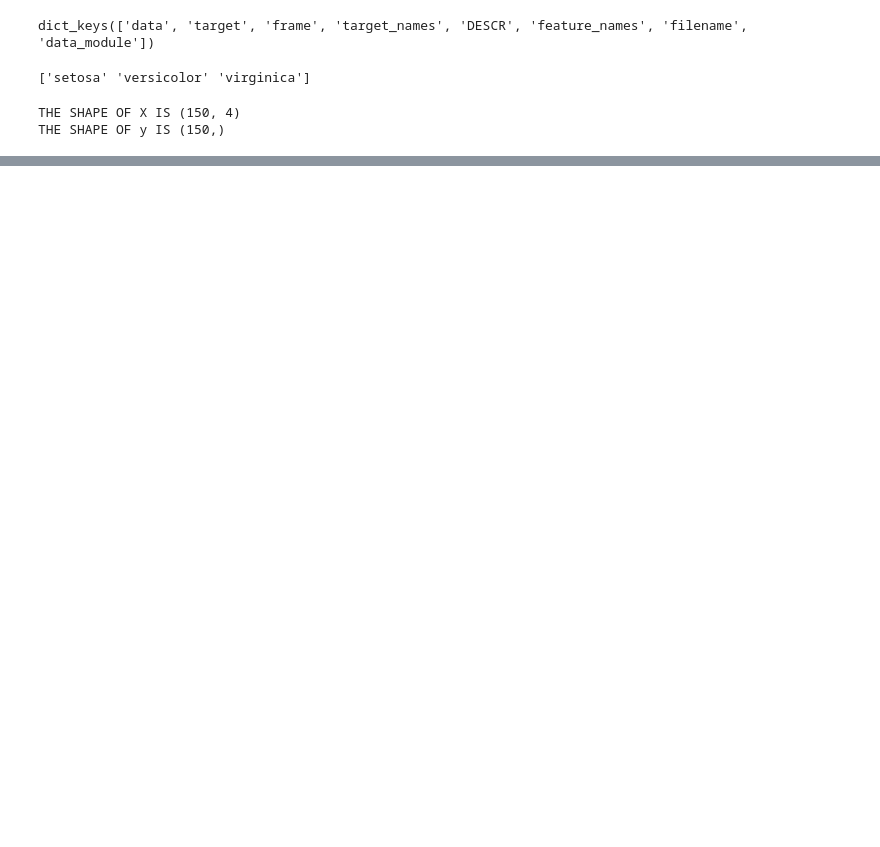
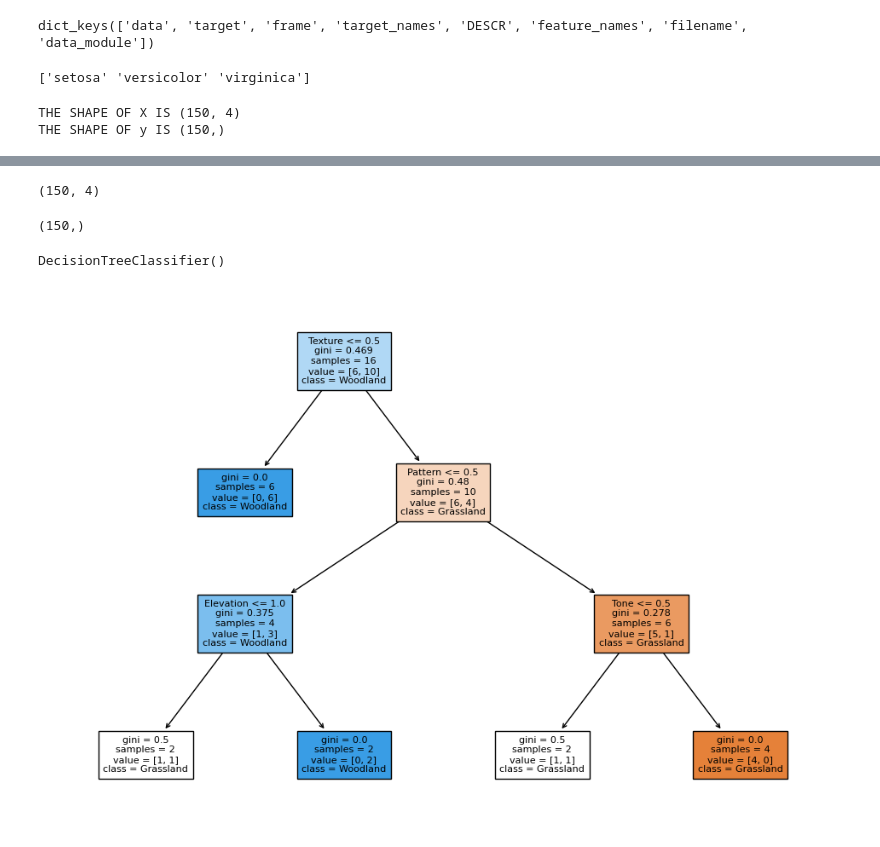
Before and after one commit to Wissemamr/Machine_learning, a Jupyter notebook: TP5/main.ipynb, the cells around one changed output, grey strips where cells are left out. Cells and saved outputs as stored; diff of their text form; code cells hidden in the pictures; blank space fills up the shorter version.

```diff
--- a/TP5/main.ipynb
+++ b/TP5/main.ipynb
@@ -62,0 +259,12 @@ plt.show()
+# %%
+from sklearn.preprocessing import LabelEncoder
+le = LabelEncoder()
+df['Texture'] = le.fit_transform(df['Texture'])
+df['Elevation'] = le.fit_transform(df['Elevation'])
+df['Tone'] = le.fit_transform(df['Tone'])
+df['Pattern'] = le.fit_transform(df['Pattern'])
+df['Land Cover'] = le.fit_transform(df['Land Cover'])
+
+# X = df.drop('Land Cover', axis=1)
+# y = df['Land Cover']
+df
@@ -62,0 +289,5 @@ plt.show()
+# %%
+#ou bien avec cette methode
+encoded_data = {key: le.fit_transform(value) for key, value in data.items()}
+df2 = pd.DataFrame(encoded_data)
+df2
@@ -62,0 +312,24 @@ plt.show()
+# %%
+X.shape
+# %% [output]
+(150, 4)
+# %%
+y.shape
+# %% [output]
+(150,)
+# %%
+# now we ectract the features and target variable
+X: list[tuple] = list(zip(encoded_data["Texture"], encoded_data["Elevation"], encoded_data["Tone"], encoded_data["Pattern"]))
+y :np.ndarray = encoded_data["Land Cover"]
+# %%
+dtc2= DecisionTreeClassifier()
+dtc2.fit(X, y)
+# %% [output]
+DecisionTreeClassifier()
+# %%
+# visualizing the decison tree
+plt.figure(figsize=(12, 8))
+plot_tree(dtc2, feature_names=["Texture", "Elevation", "Tone", "Pattern"], class_names=le.classes_, filled=True, fontsize=8)
+plt.show()
+# %% [output]
+[figure, added]
```
Also changed, not shown: parts of 20 cells of this notebook.
